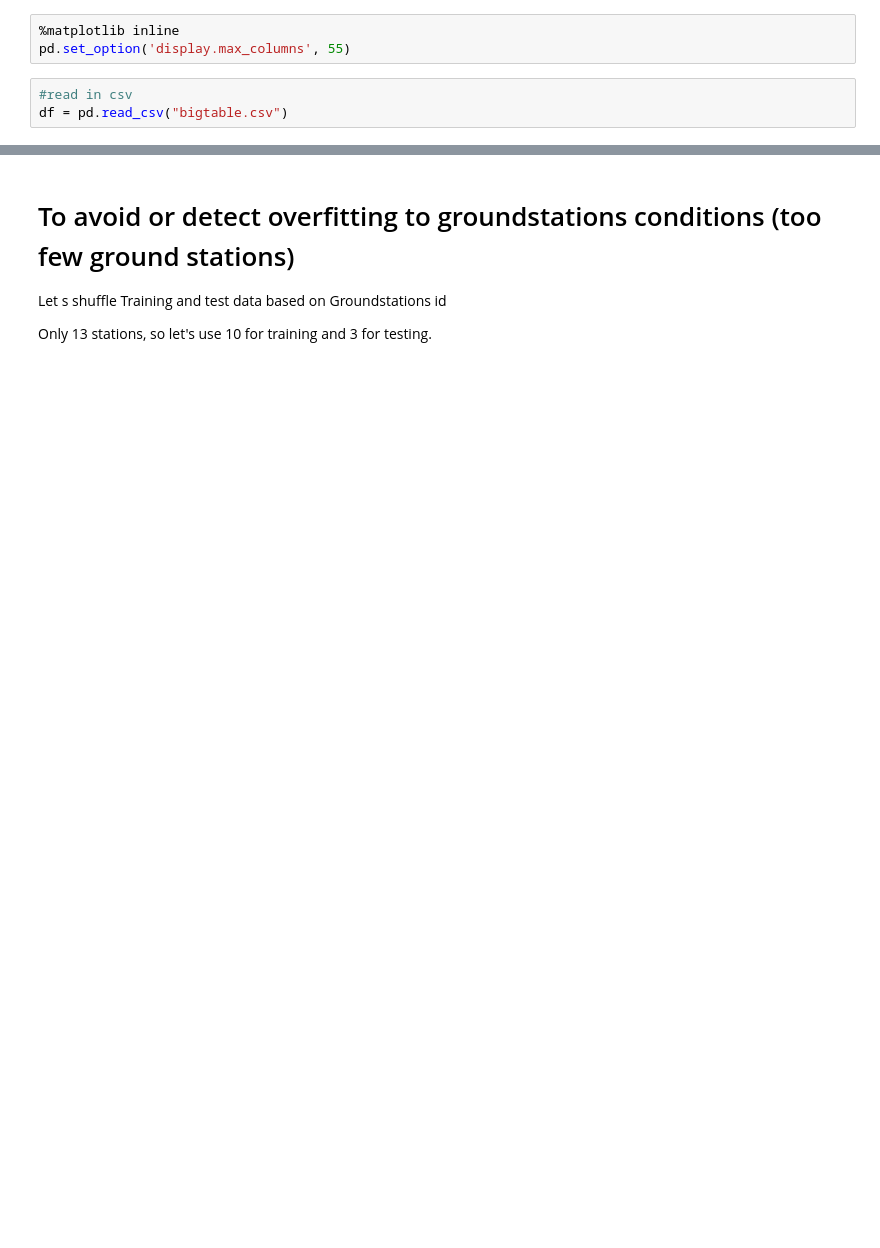
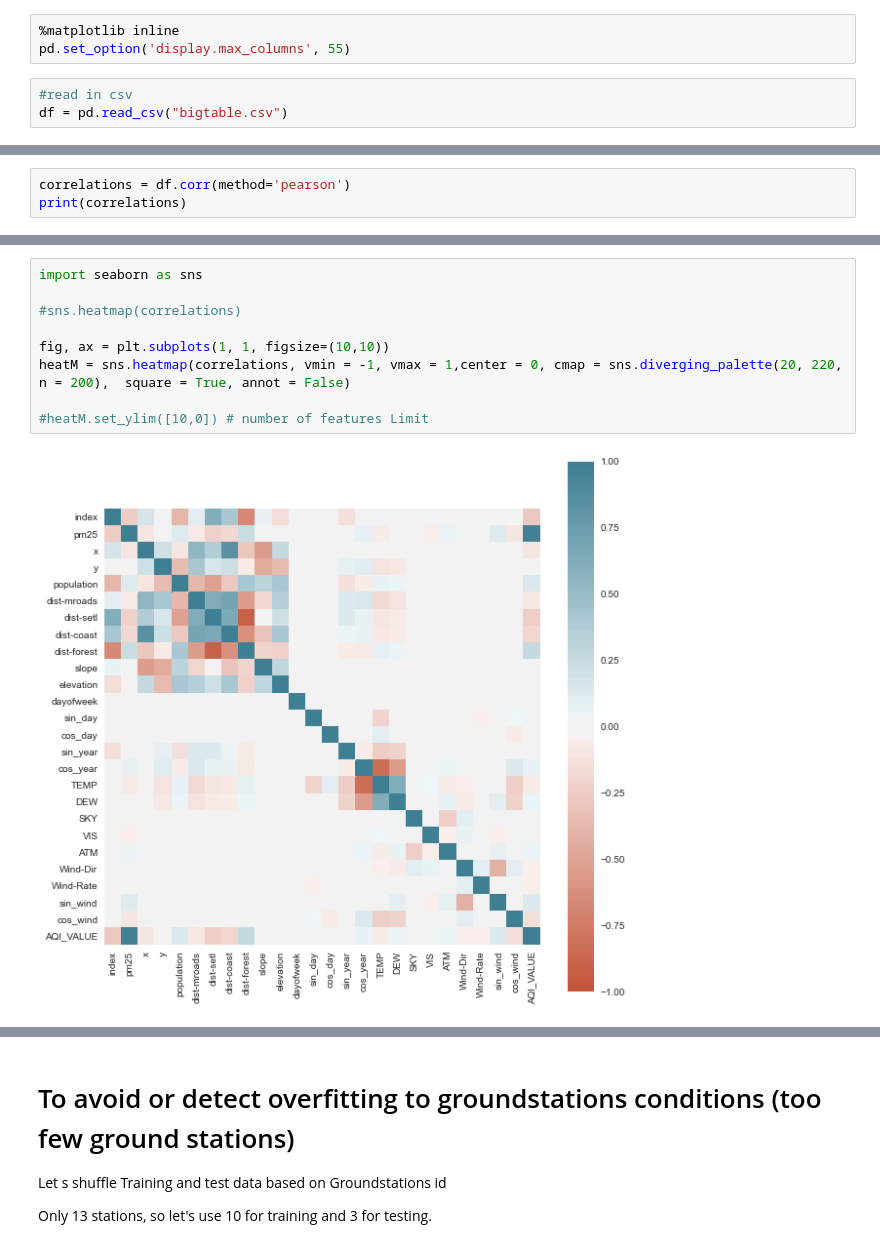
Before and after one commit to georgetown-analytics/Air-Pollution, a Jupyter notebook: model/model classif selection.ipynb, the cells around one changed output, grey strips where cells are left out. Saved outputs shown, nothing was run; the diff lists cells and outputs as text; blank space fills up the shorter version.

```diff
--- a/model/model classif selection.ipynb
+++ b/model/model classif selection.ipynb
@@ -143,0 +150,3 @@ Name: AQI_class, Length: 97674, dtype: object>
+# %%
+correlations = df.corr(method='pearson')
+print(correlations)
@@ -144 +171,12 @@ Name: AQI_class, Length: 97674, dtype: object>
+# %%
+import seaborn as sns
+
+#sns.heatmap(correlations)
+
+fig, ax = plt.subplots(1, 1, figsize=(10,10))
+heatM = sns.heatmap(correlations, vmin = -1, vmax = 1,center = 0, cmap = sns.diverging_palette(20, 220, n = 200),  square = True, annot = False)
+
+#heatM.set_ylim([10,0]) # number of features Limit
+# %% [output]
+[figure, added]
 # %%
```
Also changed, not shown: parts of 19 cells of this notebook, 1 other file.
